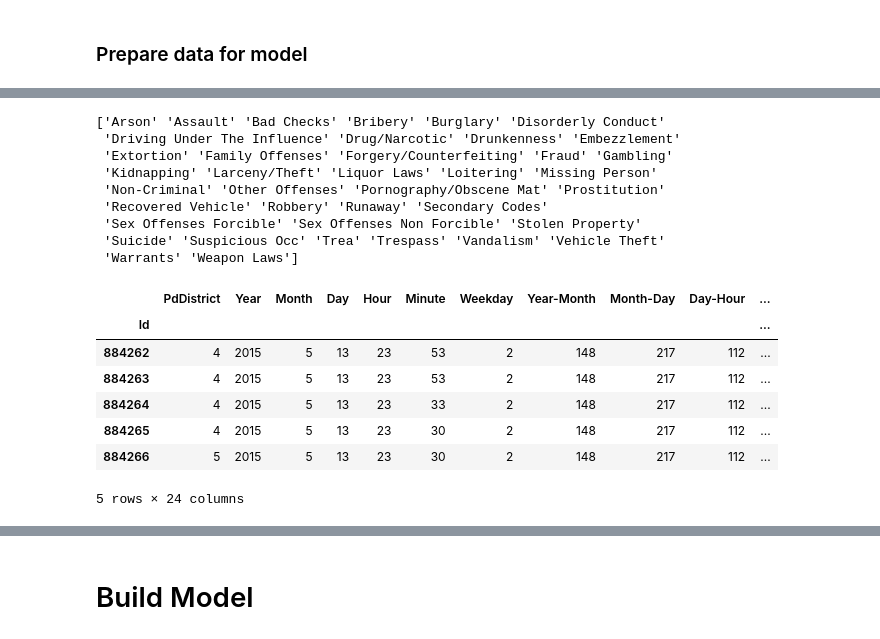
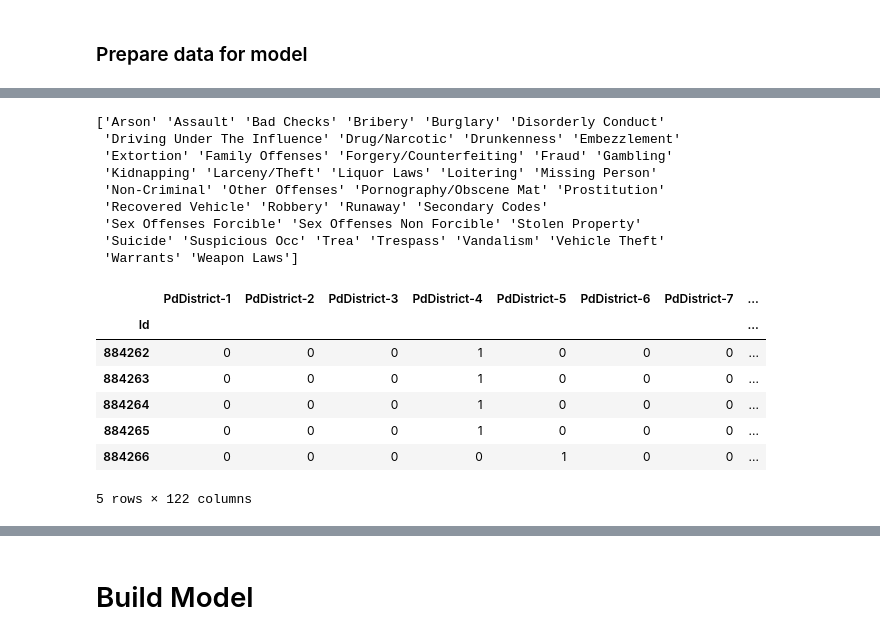
Before and after one commit to derekhalliwell/SF_Crime, a Jupyter notebook: SF_Crime_Preprocessing.ipynb, the cells around one changed output, grey strips where cells are left out. Drawn from its saved outputs; the diff is of its cells as text; code cells hidden in the pictures.

```diff
--- a/SF_Crime_Preprocessing.ipynb
+++ b/SF_Crime_Preprocessing.ipynb
@@ -236,6 +271,7 @@ def cart2pol(x, y):
 
 all_crimes[['rho','phi']] = all_crimes[['X','Y']].apply(lambda (x,y):list(cart2pol(x, y)),axis=1)
 
+
 # rotate coordinates
 
 def rotate(x, y,t):
@@ -243,9 +279,9 @@ def rotate(x, y,t):
     yr = y*np.cos(t) + x*np.sin(t)
     return (xr,yr)
 
-all_crimes[['X_30','Y_30']] = all_crimes[['X','Y']].apply(lambda (x,y):list(rotate(x, y,30)),axis=1)
-all_crimes[['X_60','Y_60']] = all_crimes[['X','Y']].apply(lambda (x,y):list(rotate(x, y,45)),axis=1)
-all_crimes[['X_90','Y_90']] = all_crimes[['X','Y']].apply(lambda (x,y):list(rotate(x, y,60)),axis=1)
+all_crimes[['X_30','Y_30']] = all_crimes[['X','Y']].apply(lambda (x,y):list(rotate(x,y,30)),axis=1)
+all_crimes[['X_60','Y_60']] = all_crimes[['X','Y']].apply(lambda (x,y):list(rotate(x,y,60)),axis=1)
+all_crimes[['X_90','Y_90']] = all_crimes[['X','Y']].apply(lambda (x,y):list(rotate(x,y,90)),axis=1)
 # %%
 ### plot tableau
 
@@ -348,0 +387,8 @@ X_cont.head()
+# %%
+to_encode = []
+
+for col in all_crimes:
+    if all_crimes[col].dtypes == 'object':
+        to_encode.append(col)
+
+to_encode
@@ -349,10 +397,7 @@ X_cont.head()
 # %%
 ## encode categorical columns
 
-to_encode = ['PdDistrict','street_type','Year-Month','Month-Day','Day-Hour','Season']
-
-
-for c in to_encode:
+for c in cat_cols:
     le = LabelEncoder()
     le.fit(cat_df[c])
     cat_df[c] = le.transform(cat_df[c])
@@ -390,0 +433,3 @@ See the caveats in the documentation: http://pandas.pydata.org/pandas-docs/stabl
+# %%
+cat_df_dummies = pd.concat([pd.get_dummies(cat_df[col],prefix=col,prefix_sep='-').iloc[:, 1:] for col in cat_df], axis=1)
+cat_df_dummies.head(3)
@@ -391,38 +443,39 @@ See the caveats in the documentation: http://pandas.pydata.org/pandas-docs/stabl
 # %%
-x_all = cat_df.join(X_cont)
+x_all = cat_df_dummies.join(X_cont)
+#x_all = cat_df.join(X_cont)
 x_train = x_all.ix[train_index]
 
 X_train = x_train.join(train['Category'])
 
 le2 = LabelEncoder()
 le2.fit(X_train['Category'])
 print le2.classes_
 
 X_train['Category'] = le2.transform(X_train['Category'])
 
 X_train2 = X_train
 
 y_train = X_train['Category']
 X_train.drop('Category',inplace=True,axis=1)
 X_train.head()
 # %% [output]
 ['Arson' 'Assault' 'Bad Checks' 'Bribery' 'Burglary' 'Disorderly Conduct'
  'Driving Under The Influence' 'Drug/Narcotic' 'Drunkenness' 'Embezzlement'
  'Extortion' 'Family Offenses' 'Forgery/Counterfeiting' 'Fraud' 'Gambling'
  'Kidnapping' 'Larceny/Theft' 'Liquor Laws' 'Loitering' 'Missing Person'
  'Non-Criminal' 'Other Offenses' 'Pornography/Obscene Mat' 'Prostitution'
  'Recovered Vehicle' 'Robbery' 'Runaway' 'Secondary Codes'
  'Sex Offenses Forcible' 'Sex Offenses Non Forcible' 'Stolen Property'
  'Suicide' 'Suspicious Occ' 'Trea' 'Trespass' 'Vandalism' 'Vehicle Theft'
  'Warrants' 'Weapon Laws']
-|  | PdDistrict | Year | Month | Day | Hour | Minute | Weekday | Year-Month | Month-Day | Day-Hour | ... |
-| Id |  |  |  |  |  |  |  |  |  |  | ... |
-| 884262 | 4 | 2015 | 5 | 13 | 23 | 53 | 2 | 148 | 217 | 112 | ... |
-| 884263 | 4 | 2015 | 5 | 13 | 23 | 53 | 2 | 148 | 217 | 112 | ... |
-| 884264 | 4 | 2015 | 5 | 13 | 23 | 33 | 2 | 148 | 217 | 112 | ... |
-| 884265 | 4 | 2015 | 5 | 13 | 23 | 30 | 2 | 148 | 217 | 112 | ... |
-| 884266 | 5 | 2015 | 5 | 13 | 23 | 30 | 2 | 148 | 217 | 112 | ... |
+|  | PdDistrict-1 | PdDistrict-2 | PdDistrict-3 | PdDistrict-4 | PdDistrict-5 | PdDistrict-6 | PdDistrict-7 | ... |
+| Id |  |  |  |  |  |  |  | ... |
+| 884262 | 0 | 0 | 0 | 1 | 0 | 0 | 0 | ... |
+| 884263 | 0 | 0 | 0 | 1 | 0 | 0 | 0 | ... |
+| 884264 | 0 | 0 | 0 | 1 | 0 | 0 | 0 | ... |
+| 884265 | 0 | 0 | 0 | 1 | 0 | 0 | 0 | ... |
+| 884266 | 0 | 0 | 0 | 0 | 1 | 0 | 0 | ... |
-5 rows × 24 columns
+5 rows × 122 columns
 # %%
 X_test = x_all.ix[test_index]
 X_test.info()
```
Also changed, not shown: parts of 32 cells of this notebook.
